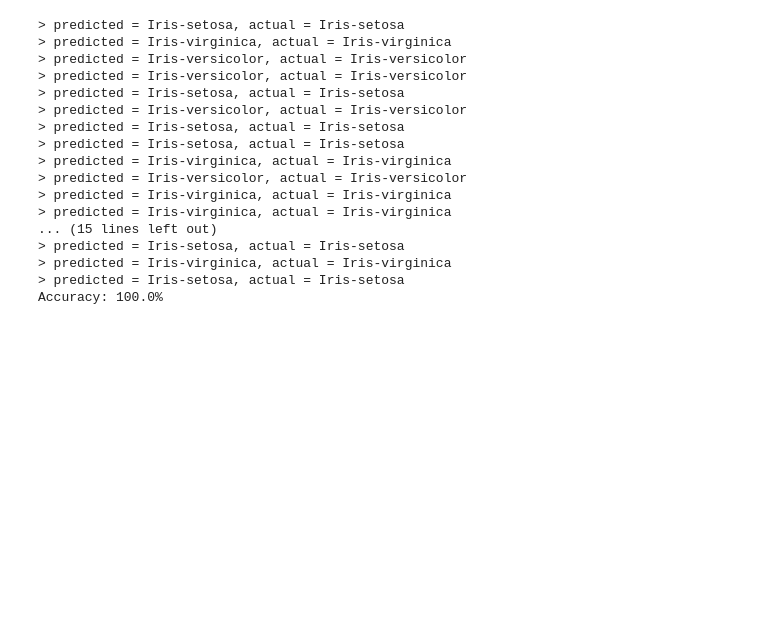
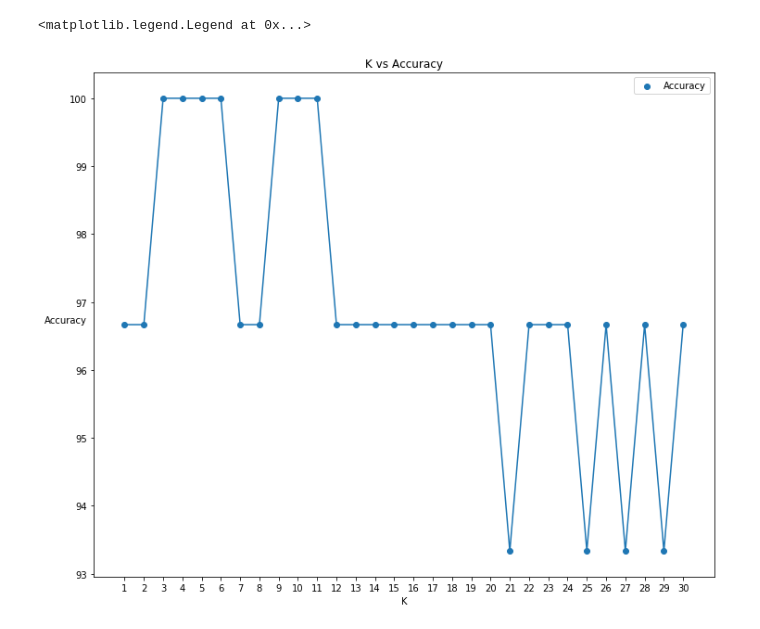
Before and after one commit to veb-101/Machine-Learning-Algorithms, a Jupyter notebook: K-Nearest Neigbors/KNN_weighted_classification.ipynb, the cells around one changed output. Saved outputs shown, nothing was run; the diff lists cells and outputs as text; code cells hidden in the pictures; blank space fills up the shorter version.

```diff
--- a/K-Nearest Neigbors/KNN_weighted_classification.ipynb
+++ b/K-Nearest Neigbors/KNN_weighted_classification.ipynb
@@ -86,33 +86,27 @@ if __name__ == '__main__':
 
     trainingSet = trainingSet.reset_index(drop=True)
     testSet = testSet.reset_index(drop=True)
+    accuracy_scores = []
+    # generate predictions
+    for k in range(1, 31):
+        predictions = []
+        for row in range(len(testSet)):
+            inv_freq = getKNeighbors(trainingSet, testSet.iloc[row].values, k)
+            result = getResponse(inv_freq)
+            predictions.append(result)
 
-    # generate predictions
-    predictions = []
-    k = 3
-    for row in range(len(testSet)):
-        inv_freq = getKNeighbors(trainingSet, testSet.iloc[row].values, k)
-        result = getResponse(inv_freq)
-        predictions.append(result)
-        print(f'> predicted = {result}, actual = {testSet.iloc[row][-1]}')
-
-    accuracy = getAccuracy(testSet, predictions)
-    print(f'Accuracy: {round(accuracy,3)}%')
+        accuracy = getAccuracy(testSet, predictions)
+        accuracy_scores.append(accuracy)
+#         print(f'k: {k}, Accuracy: {round(accuracy,3)}%')
-# %% [output]
-> predicted = Iris-setosa, actual = Iris-setosa
-> predicted = Iris-virginica, actual = Iris-virginica
-> predicted = Iris-versicolor, actual = Iris-versicolor
-> predicted = Iris-versicolor, actual = Iris-versicolor
-> predicted = Iris-setosa, actual = Iris-setosa
-> predicted = Iris-versicolor, actual = Iris-versicolor
-> predicted = Iris-setosa, actual = Iris-setosa
-> predicted = Iris-setosa, actual = Iris-setosa
-> predicted = Iris-virginica, actual = Iris-virginica
-> predicted = Iris-versicolor, actual = Iris-versicolor
-> predicted = Iris-virginica, actual = Iris-virginica
-> predicted = Iris-virginica, actual = Iris-virginica
-... (15 lines left out)
-> predicted = Iris-setosa, actual = Iris-setosa
-> predicted = Iris-virginica, actual = Iris-virginica
-> predicted = Iris-setosa, actual = Iris-setosa
-Accuracy: 100.0%
+# %%
+plt.figure(figsize=(12, 10))
+plt.plot(list(range(1, 31)), accuracy_scores)
+plt.scatter(list(range(1, 31)), accuracy_scores, label="Accuracy")
+plt.title('K vs Accuracy')
+plt.xticks(ticks=range(1, 31))
+plt.xlabel('K')
+plt.ylabel('Accuracy', rotation=0)
+plt.legend()
+# %% [output]
+<matplotlib.legend.Legend at 0x...>
+[figure, added]
```
Also changed, not shown: 2 other files.
